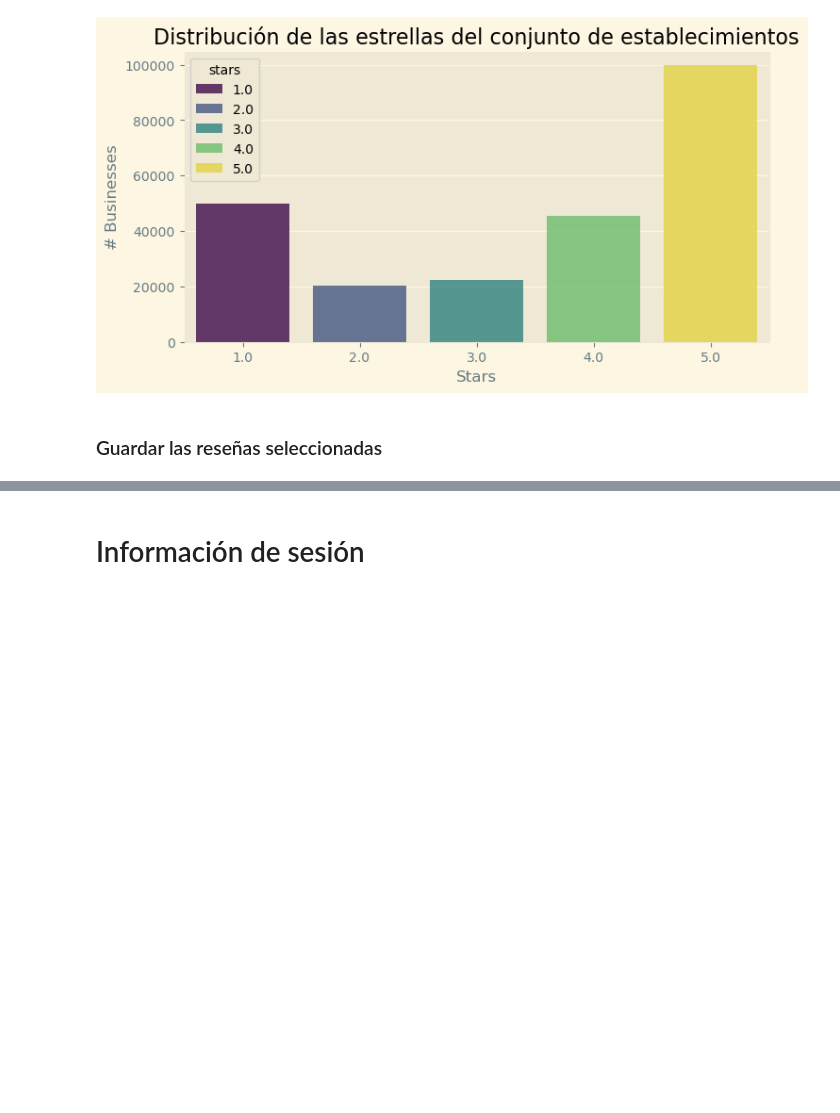
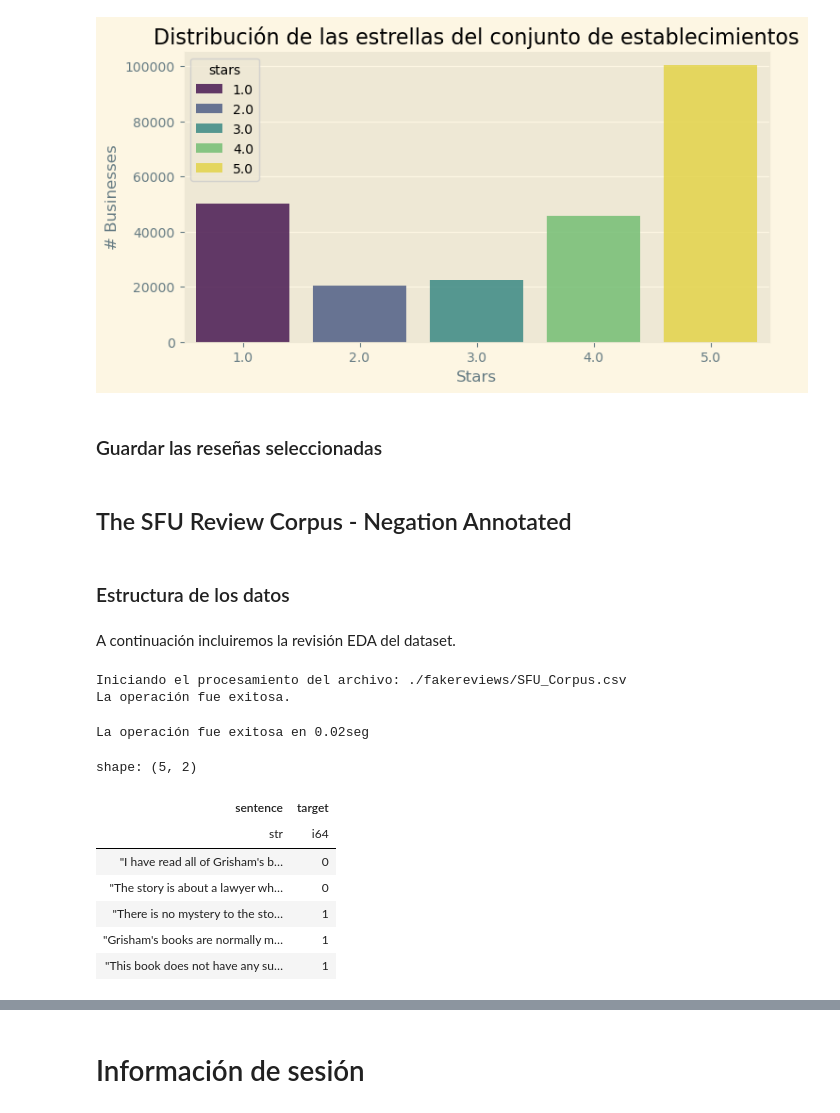
Before and after one commit to ceuratfmg2mai/fakereviews, a Jupyter notebook: 01. procesamiento_datos.ipynb, the cells around one changed output, grey strips where cells are left out. Drawn from its saved outputs; the diff is of its cells as text; code cells hidden in the pictures; blank space fills up the shorter version.

```diff
--- a/procesamiento_datos.ipynb
+++ b/01. procesamiento_datos.ipynb
@@ -452,0 +502,40 @@ df_data_reviews_selected_pl.write_parquet(review_selected_file_path)
+# %% [markdown]
+## The SFU Review Corpus - Negation Annotated
+# %% [markdown]
+### Estructura de los datos
+# %% [markdown]
+A continuación incluiremos la revisión EDA del dataset.
+# %%
+print(f"Iniciando el procesamiento del archivo: {sfu_review_file_path}")
+df_sfu_lazy_business_pl:pl.lazyframe.frame.LazyFrame = None
+try:
+    #Lee el archivo especificado y no lo carga inmediatamente en la memoria
+    df_sfu_lazy_business_pl = pl.scan_csv(sfu_review_file_path)
+except Exception as e:
+    print(f"\nOcurrió un error durante el procesamiento:")
+    print(e)
+else:
+    print("La operación fue exitosa.")
+# %% [output]
+Iniciando el procesamiento del archivo: ./fakereviews/SFU_Corpus.csv
+La operación fue exitosa.
+# %%
+start_time=time.time()
+try:
+    df_sfu_data_pl:pl.dataframe.frame.DataFrame = df_sfu_lazy_business_pl.collect(engine='streaming')
+except Exception as e:
+    print(f"An error occurred: {e}")
+else:
+    print(f"La operación fue exitosa en {time.time()-start_time:.2f}seg")
+    # Muestra las primeras 5 filas del DataFrame
+    display(df_sfu_data_pl.limit(25).head(5))
+# %% [output]
+La operación fue exitosa en 0.02seg
+shape: (5, 2)
+| sentence | target |
+| str | i64 |
+| "I have read all of Grisham's b… | 0 |
+| "The story is about a lawyer wh… | 0 |
+| "There is no mystery to the sto… | 1 |
+| "Grisham's books are normally m… | 1 |
+| "This book does not have any su… | 1 |
```
Also changed, not shown: parts of 41 cells of this notebook, 2 other files.
